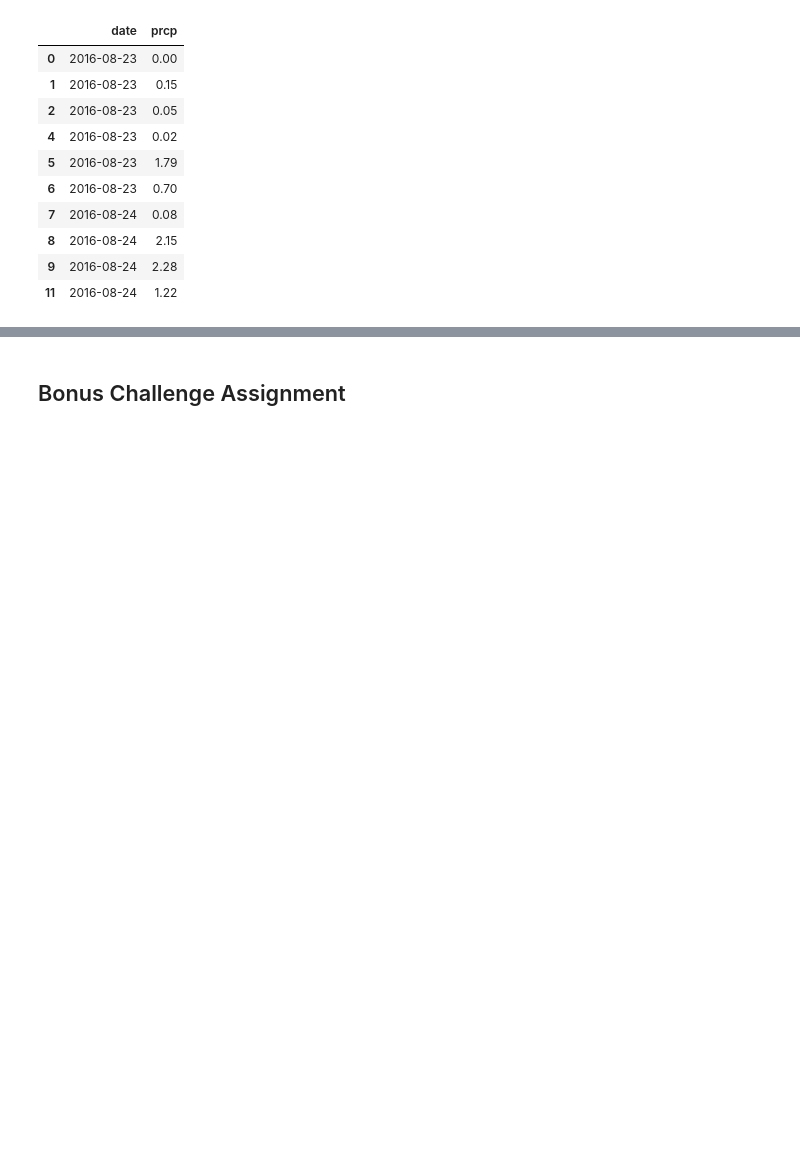
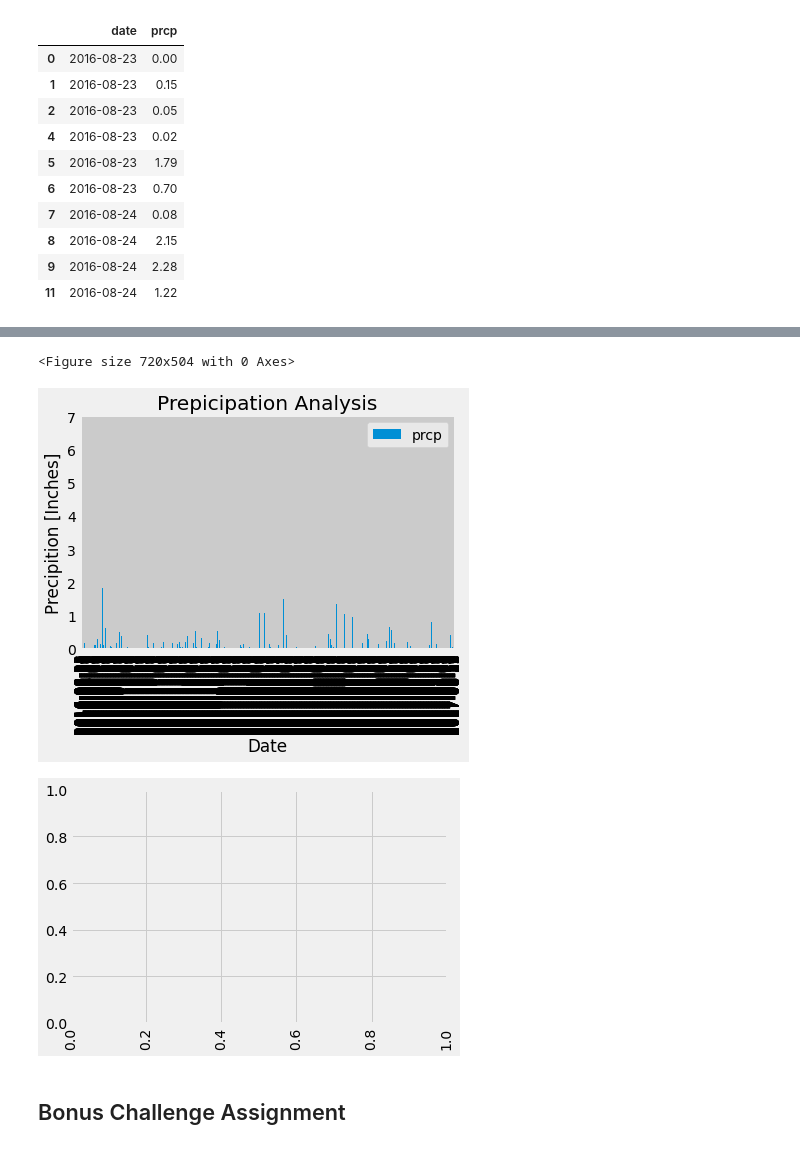
Before and after one commit to Fescamil1/sqlalchemy-challenge, a Jupyter notebook: climate_starter.ipynb, the cells around one changed output, grey strips where cells are left out. Saved outputs shown, nothing was run; the diff lists cells and outputs as text; code cells hidden in the pictures; blank space fills up the shorter version.

Commit message:
Still having issues with plot bar creation. Will work on it tomorrow

```diff
--- a/climate_starter.ipynb
+++ b/climate_starter.ipynb
@@ -149,3 +155,21 @@ precipitation_df.head()
+# %%
+# Use Pandas Plotting with Matplotlib to plot the data
+plt.figure(figsize=(10,7))
+
+precipitation_df.plot(kind='bar')
+
+plt.title('Prepicipation Analysis')
+
+plt.xlabel('Date')
+plt.ylabel('Precipition [Inches]')
+plt.legend()
+plt.show()
+plt.xticks(rotation = 90)
+plt.savefig("Resources/Precipitation.png")
+# %% [output]
+<Figure size 720x504 with 0 Axes>
+[figure, added]
+[figure, added]
 # %%
 # Use Pandas to calcualte the summary statistics for the precipitation data
 # %%
```
Also changed, not shown: parts of 2 cells of this notebook, 1 other file.
